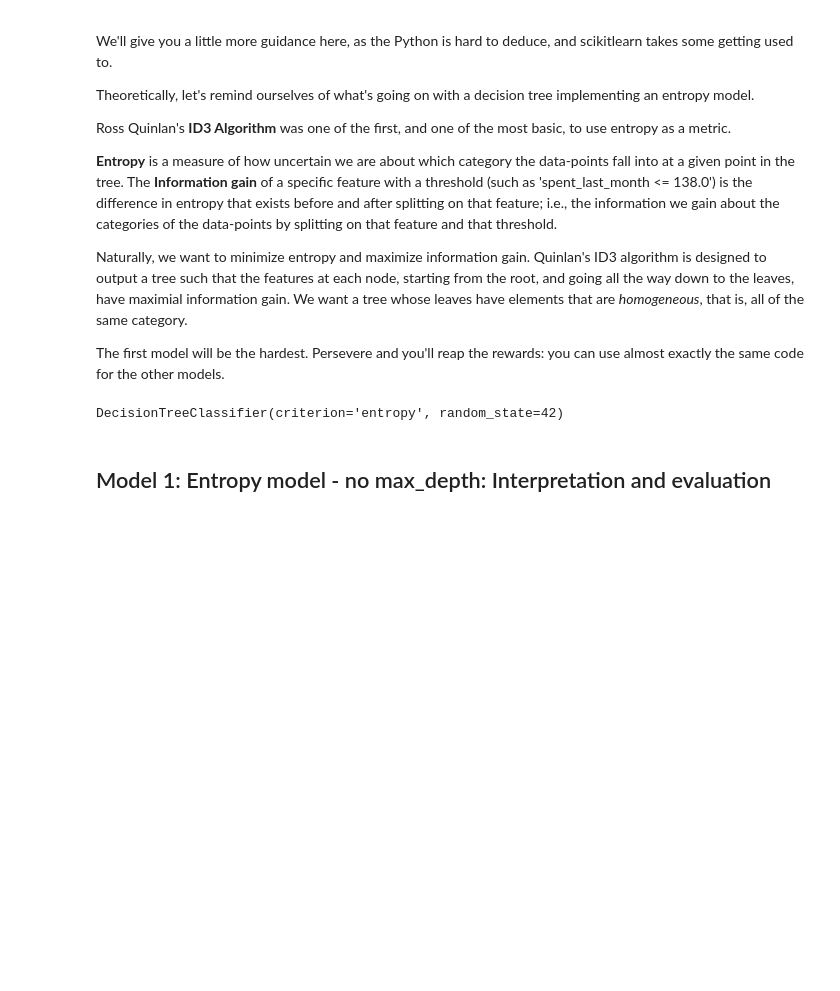
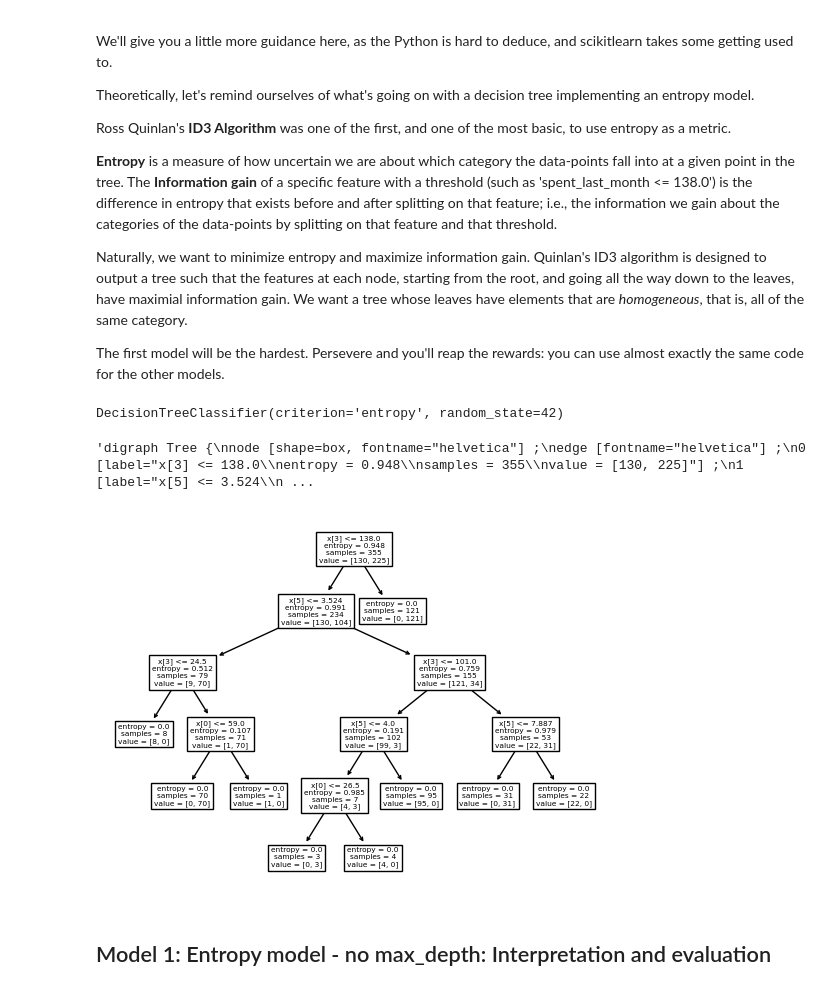
Before and after one commit to amoutafian/decision_tree_case_study, a Jupyter notebook: Springboard Decision Tree Specialty Coffee Case Study - Tier 3.ipynb, the cells around one changed output. Saved outputs shown, nothing was run; the diff lists cells and outputs as text; code cells hidden in the pictures; blank space fills up the shorter version.

```diff
--- a/Springboard Decision Tree Specialty Coffee Case Study - Tier 3.ipynb
+++ b/Springboard Decision Tree Specialty Coffee Case Study - Tier 3.ipynb
@@ -394,13 +376,15 @@ entr_model
 DecisionTreeClassifier(criterion='entropy', random_state=42)
 # %%
 # Now we want to visualize the tree
-_ _ _
+tree.plot_tree(entr_model);
 
 # We can do so with export_graphviz
-_ _ _
+tree.export_graphviz(entr_model)
 
 # Alternatively for class_names use entr_model.classes_
-_ _ _
+# %% [output]
+'digraph Tree {\nnode [shape=box, fontname="helvetica"] ;\nedge [fontname="helvetica"] ;\n0 [label="x[3] <= 138.0\\nentropy = 0.948\\nsamples = 355\\nvalue = [130, 225]"] ;\n1 [label="x[5] <= 3.524\\n ...
+[figure, added]
 # %% [markdown]
 ## Model 1: Entropy model - no max_depth: Interpretation and evaluation
 # %%
```
Also changed, not shown: parts of 2 cells of this notebook.
